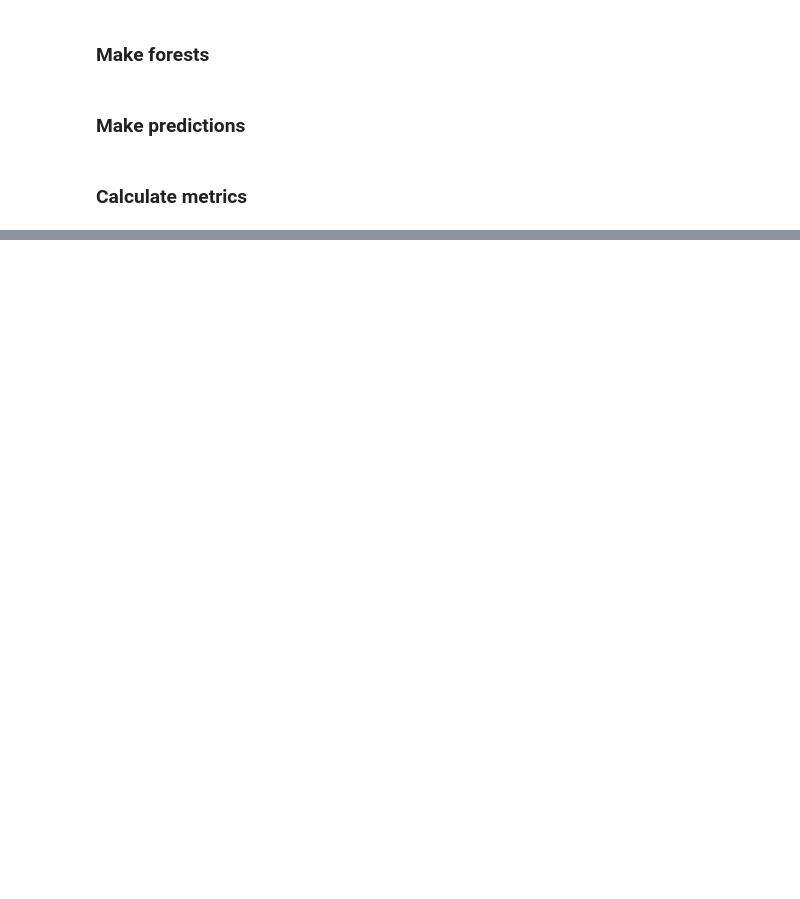
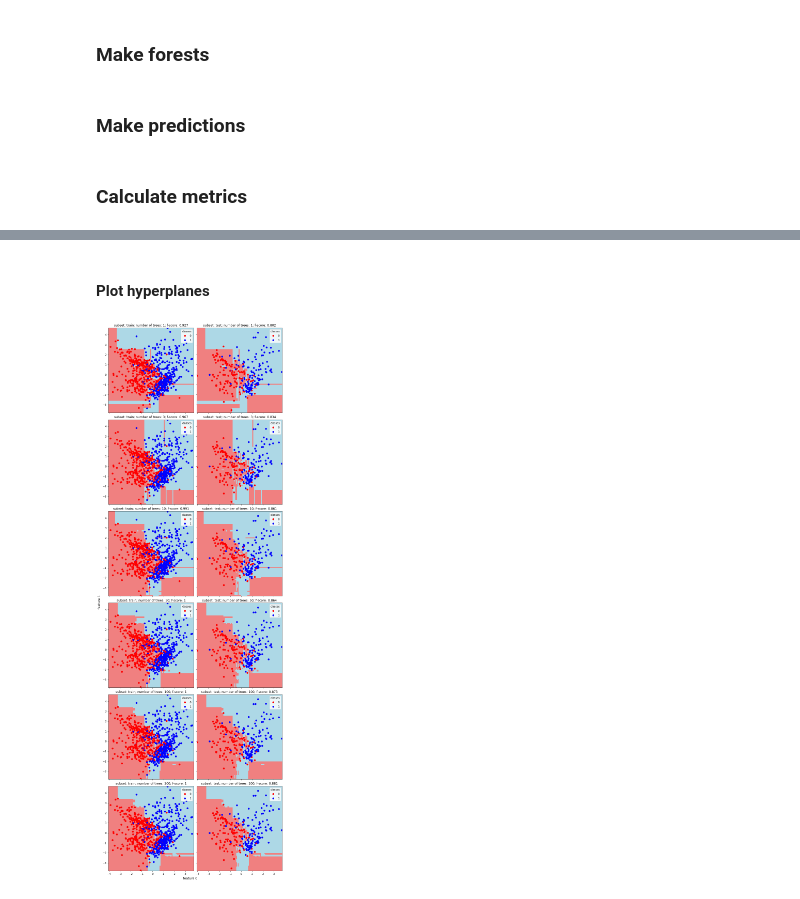
Before and after one commit to telis5/geekbrains_data_algorithms, a Jupyter notebook: lesson_5/problem_1.ipynb, the cells around one changed output, grey strips where cells are left out. Saved outputs shown, nothing was run; the diff lists cells and outputs as text; code cells hidden in the pictures; blank space fills up the shorter version.

```diff
--- a/lesson_5/problem_1.ipynb
+++ b/lesson_5/problem_1.ipynb
@@ -185,0 +258,2 @@ for metric_index, metric_label in metric_labels.items():
+# %% [markdown]
+#### Plot hyperplanes
@@ -185,0 +286,48 @@ for metric_index, metric_label in metric_labels.items():
+# %%
+figure, axes = plt.subplots(**subplots_parameters)
+
+for j in range(len(tree_numbers)):
+    for i in range(len(y_sets)):
+        axis = axes[j, i]
+        axis.set(
+            title='subset: {}; number of trees: {}; {}: {:.3g}'.format(
+                subset_labels[i],
+                tree_numbers[j],
+                metric_labels[metric_index],
+                metrics__sets[i][j][metric_index]
+            )
+        )
+
+        pcolormesh_data = [
+            _.reshape(grid_size)
+            for _ in (
+                *X_sets[-1].transpose(),
+                np.array(a__sets[-1][j])
+            )
+        ]
+        axis.pcolormesh(
+            *pcolormesh_data,
+            **pcolormesh_parameters
+        )
+
+        scatter_data = {
+            'x': X_sets[i][ :, feature_indexes[0]],
+            'y': X_sets[i][ :, feature_indexes[1]],
+            'c': y_sets[i]
+        }
+        scatter=axis.scatter(
+            **scatter_data,
+            **scatter_parameters
+        )
+
+        axis.legend(
+            *scatter.legend_elements(),
+            **legend_parameters
+        )
+
+figure.supxlabel(figure_parameters['supxlabel'])
+figure.supylabel(figure_parameters['supylabel'])
+
+plt.show()
+# %% [output]
+[figure, added]
```
Also changed, not shown: parts of 26 cells of this notebook, 1 other file.
